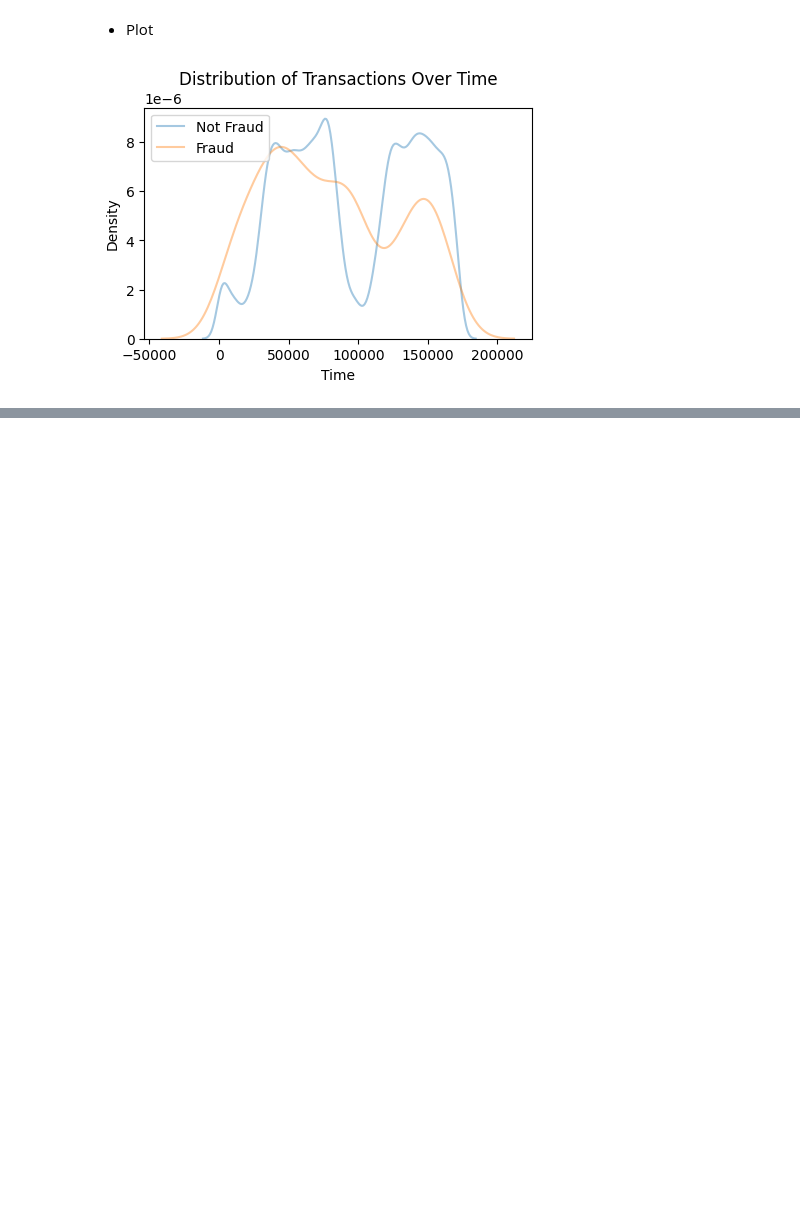
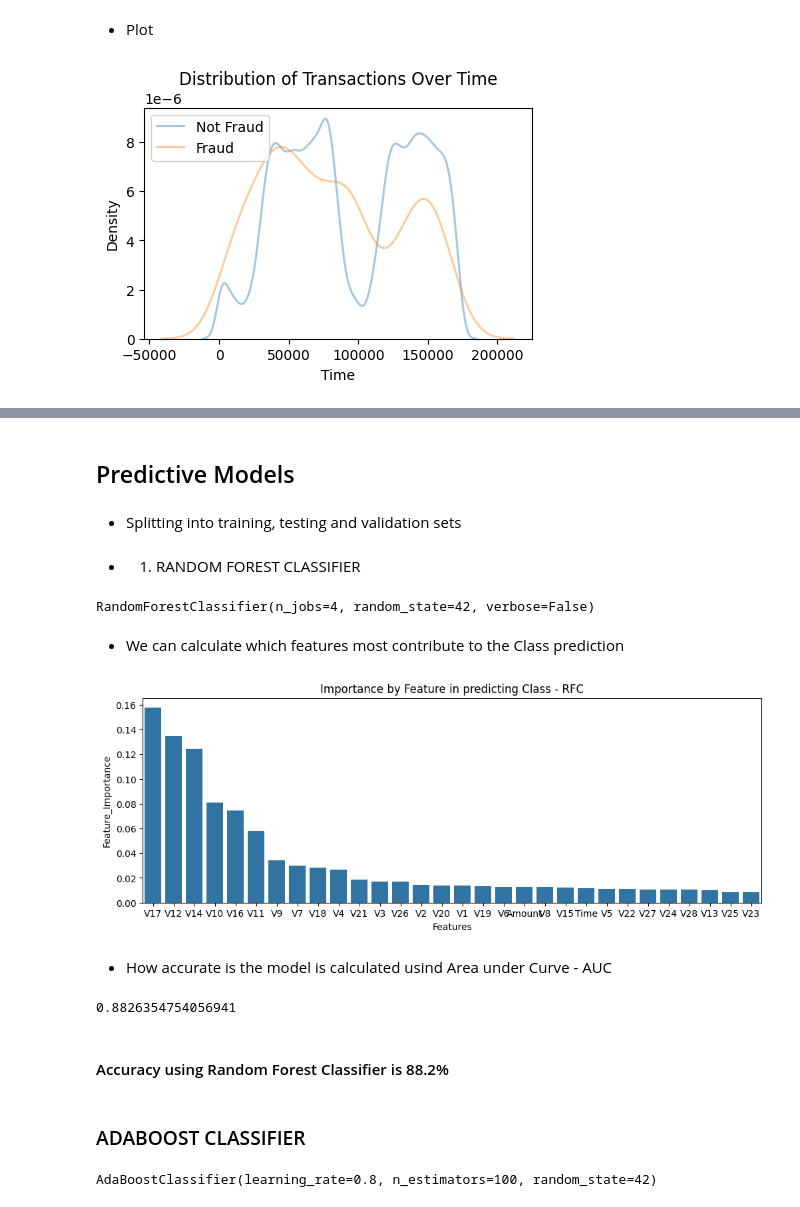
Before and after one commit to abduljunaid02/creditCardFraud, a Jupyter notebook: credirCardFraud.ipynb, the cells around one changed output, grey strips where cells are left out. Drawn from its saved outputs; the diff is of its cells as text; code cells hidden in the pictures; blank space fills up the shorter version.

```diff
--- a/credirCardFraud.ipynb
+++ b/credirCardFraud.ipynb
@@ -107,0 +133,18 @@ plt.show()
+# %% [markdown]
+## Predictive Models
+# %% [markdown]
+- Splitting into training, testing and validation sets
+# %%
+y = "Class"
+X = ["Time", "V1","V2","V3","V4","V5","V6","V7","V8","V9","V10","V11","V12","V13","V14","V15","V16","V17","V18","V19","V20","V21","V22","V23","V24","V25","V26","V27","V28", "Amount"]
+# %%
+train_df, test_df = train_test_split(data_df, train_size=0.8, test_size=0.2, random_state=42, shuffle=True)
+train_df, valid_df = train_test_split(data_df, train_size=0.8, test_size=  0.2, random_state=42, shuffle=True)
+# %% [markdown]
+- 1. RANDOM FOREST CLASSIFIER
+# %%
+classifier = RandomForestClassifier(n_jobs=4, random_state=42, n_estimators=100, verbose=False, criterion="gini")
+# %%
+classifier.fit(train_df[X], train_df[y])
+# %% [output]
+RandomForestClassifier(n_jobs=4, random_state=42, verbose=False)
@@ -107,0 +153,24 @@ plt.show()
+# %% [markdown]
+- We can calculate which features most contribute to the Class prediction
+# %%
+feat_df = pd.DataFrame({
+    "Features" : X, "Feature_Importance" : classifier.feature_importances_
+})
+featImp_df = feat_df.sort_values(by="Feature_Importance", ascending=False)
+plt.figure(figsize=(12,4))
+plt.title("Importance by Feature in predicting Class - RFC")
+s = sns.barplot(x = "Features", y = "Feature_Importance", data = featImp_df)
+s.set_xticklabels(s.get_xticklabels())
+plt.show()
+# %% [output]
+[figure, added]
+# %% [markdown]
+- How accurate is the model is calculated usind Area under Curve - AUC
+# %%
+roc_auc_score(valid_df[y], y_pred)
+# %% [output]
+0.8826354754056941
+# %% [markdown]
+#### Accuracy using Random Forest Classifier is 88.2%
+# %% [markdown]
+### ADABOOST CLASSIFIER
@@ -107,0 +179,4 @@ plt.show()
+# %%
+ada_classifier.fit(train_df[X], train_df[y])
+# %% [output]
+AdaBoostClassifier(learning_rate=0.8, n_estimators=100, random_state=42)
```
Also changed, not shown: parts of 11 cells of this notebook.
